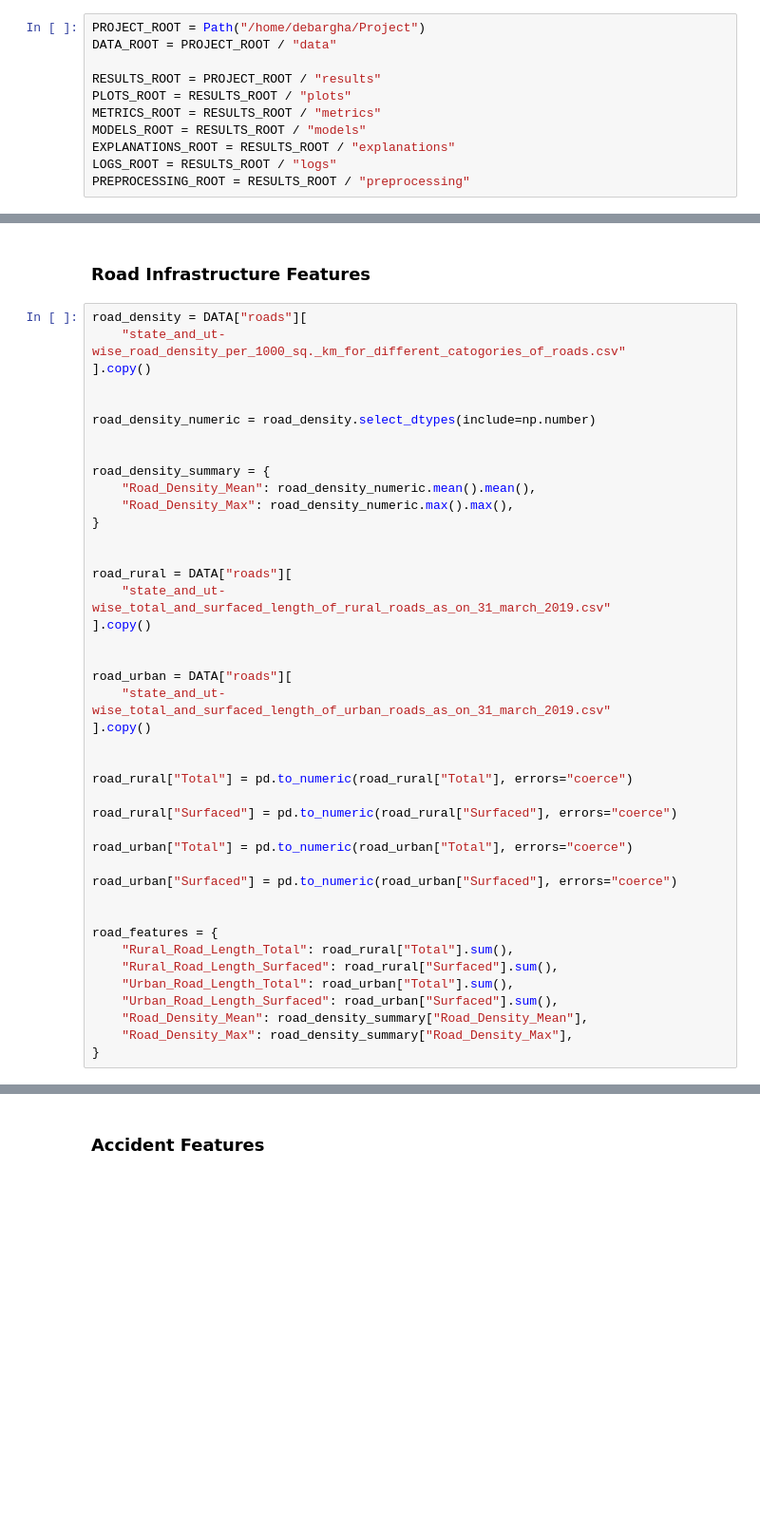
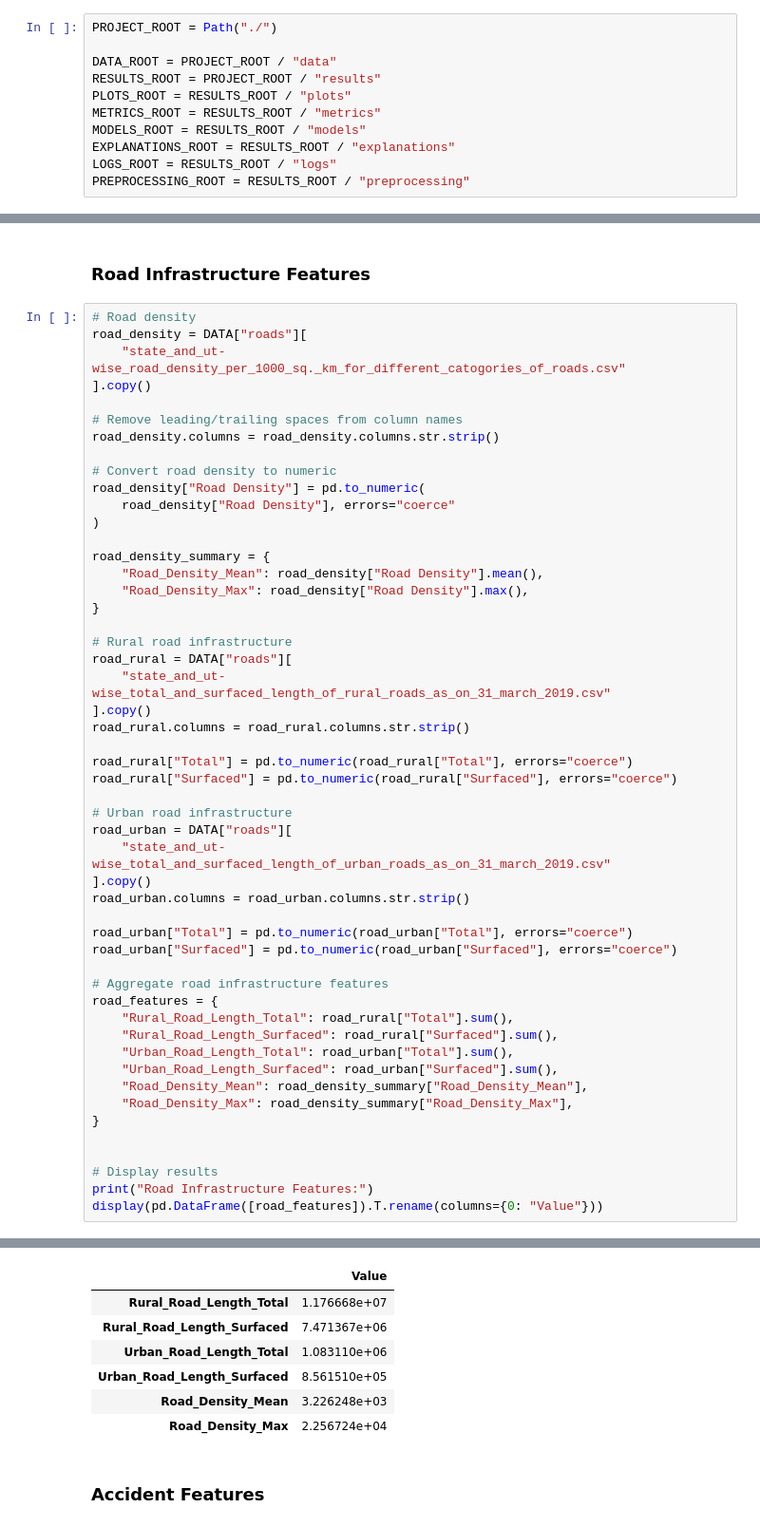
Before and after one commit to debarghamitraroy/XRL-MODAL-Adaptive-Intermodal-Cold-Chain-Transportation, a Jupyter notebook: code.ipynb, the cells around one changed output, grey strips where cells are left out. Shown at 95% size. Saved outputs shown, nothing was run; the diff lists cells and outputs as text; blank space fills up the shorter version.

```diff
--- a/code.ipynb
+++ b/code.ipynb
@@ -32,9 +32,9 @@ from stable_baselines3.common.torch_layers import BaseFeaturesExtractor
 # %% [markdown]
 #### Main Project Directories
 # %%
-PROJECT_ROOT = Path("/home/debargha/Project")
+PROJECT_ROOT = Path("./")
+
 DATA_ROOT = PROJECT_ROOT / "data"
-
 RESULTS_ROOT = PROJECT_ROOT / "results"
 PLOTS_ROOT = RESULTS_ROOT / "plots"
 METRICS_ROOT = RESULTS_ROOT / "metrics"
@@ -810,39 +1037,43 @@ if port_traffic_frames:
 # %% [markdown]
 ### Road Infrastructure Features
 # %%
+# Road density
 road_density = DATA["roads"][
     "state_and_ut-wise_road_density_per_1000_sq._km_for_different_catogories_of_roads.csv"
 ].copy()
 
+# Remove leading/trailing spaces from column names
+road_density.columns = road_density.columns.str.strip()
 
-road_density_numeric = road_density.select_dtypes(include=np.number)
-
+# Convert road density to numeric
+road_density["Road Density"] = pd.to_numeric(
+    road_density["Road Density"], errors="coerce"
+)
 
 road_density_summary = {
-    "Road_Density_Mean": road_density_numeric.mean().mean(),
-    "Road_Density_Max": road_density_numeric.max().max(),
+    "Road_Density_Mean": road_density["Road Density"].mean(),
+    "Road_Density_Max": road_density["Road Density"].max(),
 }
 
-
+# Rural road infrastructure
 road_rural = DATA["roads"][
     "state_and_ut-wise_total_and_surfaced_length_of_rural_roads_as_on_31_march_2019.csv"
 ].copy()
+road_rural.columns = road_rural.columns.str.strip()
 
+road_rural["Total"] = pd.to_numeric(road_rural["Total"], errors="coerce")
+road_rural["Surfaced"] = pd.to_numeric(road_rural["Surfaced"], errors="coerce")
 
+# Urban road infrastructure
 road_urban = DATA["roads"][
     "state_and_ut-wise_total_and_surfaced_length_of_urban_roads_as_on_31_march_2019.csv"
 ].copy()
-
-
-road_rural["Total"] = pd.to_numeric(road_rural["Total"], errors="coerce")
-
-road_rural["Surfaced"] = pd.to_numeric(road_rural["Surfaced"], errors="coerce")
+road_urban.columns = road_urban.columns.str.strip()
 
 road_urban["Total"] = pd.to_numeric(road_urban["Total"], errors="coerce")
-
 road_urban["Surfaced"] = pd.to_numeric(road_urban["Surfaced"], errors="coerce")
 
-
+# Aggregate road infrastructure features
 road_features = {
     "Rural_Road_Length_Total": road_rural["Total"].sum(),
     "Rural_Road_Length_Surfaced": road_rural["Surfaced"].sum(),
@@ -851,3 +1082,9 @@ road_features = {
     "Road_Density_Mean": road_density_summary["Road_Density_Mean"],
     "Road_Density_Max": road_density_summary["Road_Density_Max"],
 }
+
+
+# Display results
+print("Road Infrastructure Features:")
+display(pd.DataFrame([road_features]).T.rename(columns={0: "Value"}))
+# %% [output]
@@ -854,3 +1092,10 @@ road_features = {
+|  | Value |
+| Rural_Road_Length_Total | 1.176668e+07 |
+| Rural_Road_Length_Surfaced | 7.471367e+06 |
+| Urban_Road_Length_Total | 1.083110e+06 |
+| Urban_Road_Length_Surfaced | 8.561510e+05 |
+| Road_Density_Mean | 3.226248e+03 |
+| Road_Density_Max | 2.256724e+04 |
 # %% [markdown]
 ### Accident Features
 # %%
```
Also changed, not shown: parts of 50 cells of this notebook.
